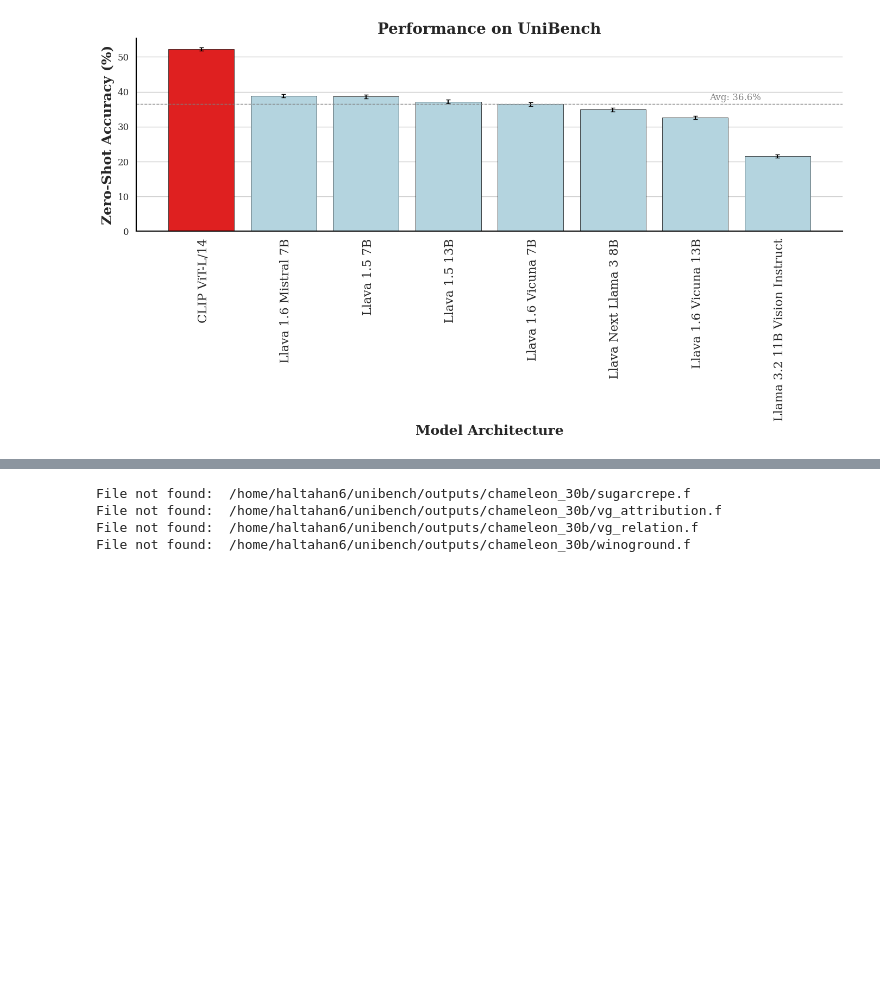
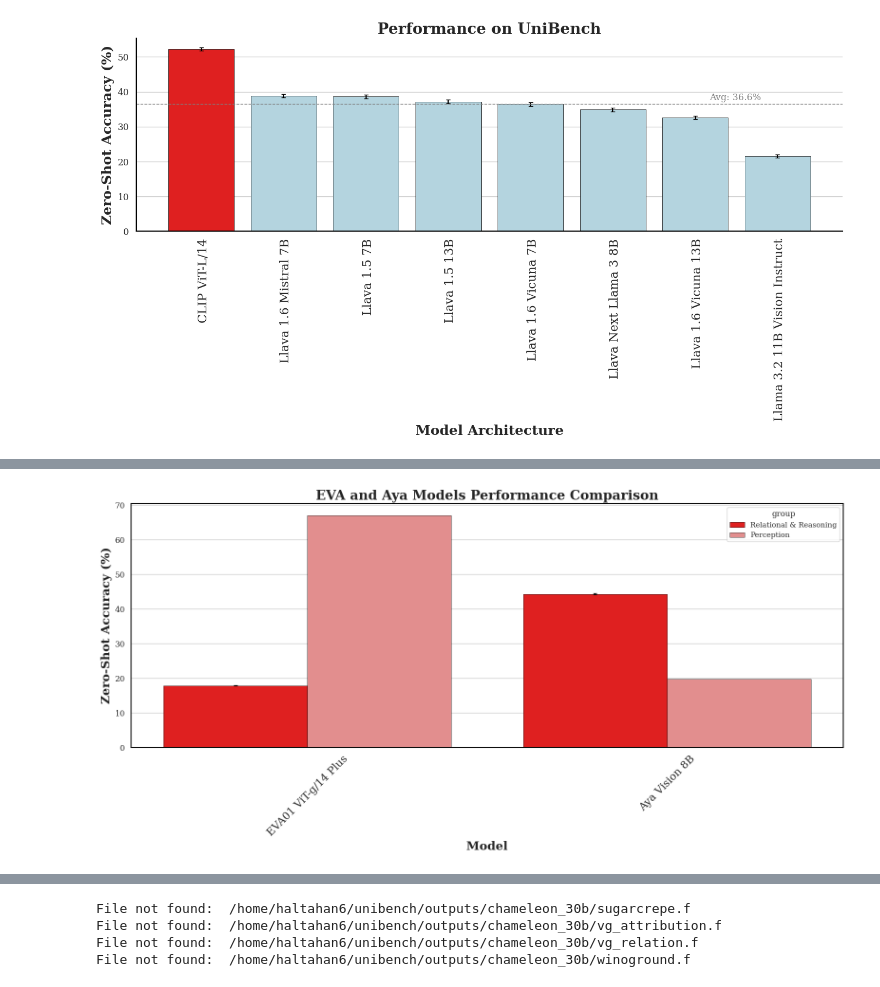
Before and after one commit to facebookresearch/unibench, a Jupyter notebook: figures/vllm_reference.ipynb, the cells around one changed output, grey strips where cells are left out. Cells and saved outputs as stored; diff of their text form; code cells hidden in the pictures; blank space fills up the shorter version.

```diff
--- a/figures/vllm_reference.ipynb
+++ b/figures/vllm_reference.ipynb
@@ -350,0 +356,95 @@ Passing `palette` without assigning `hue` is deprecated and will be removed in v
+# %%
+# --- Styling ---
+LABEL_FONT_SIZE = 18
+TICK_FONT_SIZE = 16
+TITLE_FONT_SIZE = 20
+ANNOTATION_FONT_SIZE = 12
+
+# Filter data for EVA and Aya models
+eva_data = results[results['model_name'].str.contains('EVA')]
+aya_data = results[results['model_name'].str.contains('Aya')]
+
+# Define benchmark type groups
+relational_reasoning = ['relation', 'reasoning (counting)', 'reasoning (spatial)']
+other_types = [bt for bt in benchmark_types if bt not in relational_reasoning]
+
+# Function to compute performance for a group of benchmark types
+def compute_group_performance(data, benchmark_type_list, group_name):
+    filtered_data = data[data['benchmark_type'].isin(benchmark_type_list)]
+    if len(filtered_data) == 0:
+        return pd.DataFrame()
+
+    performance = filtered_data.groupby("model_name").correctness.mean() * 100
+    sem = filtered_data.groupby("model_name").correctness.sem() * 100
+
+    return pd.DataFrame({
+        'model_name': performance.index,
+        'performance': performance.values,
+        'sem': sem.values,
+        'group': group_name
+    })
+
+# Compute performance for each group
+eva_relational = compute_group_performance(eva_data, relational_reasoning, 'Relational & Reasoning')
+eva_other = compute_group_performance(eva_data, other_types, 'Perception')
+aya_relational = compute_group_performance(aya_data, relational_reasoning, 'Relational & Reasoning')
+aya_other = compute_group_performance(aya_data, other_types, 'Perception')
+
+# Combine data
+eva_combined = pd.concat([eva_relational, eva_other], ignore_index=True)
+aya_combined = pd.concat([aya_relational, aya_other], ignore_index=True)
+# Compute performance for each group
+eva_relational = compute_group_performance(eva_data, relational_reasoning, 'Relational & Reasoning')
+eva_other = compute_group_performance(eva_data, other_types, 'Perception')
+aya_relational = compute_group_performance(aya_data, relational_reasoning, 'Relational & Reasoning')
+aya_other = compute_group_performance(aya_data, other_types, 'Perception')
+
+# Add model type to distinguish EVA from Aya
+eva_relational['model_type'] = 'EVA'
+eva_other['model_type'] = 'EVA'
+aya_relational['model_type'] = 'Aya'
+aya_other['model_type'] = 'Aya'
+
+# Combine all data
+all_combined = pd.concat([eva_relational, eva_other, aya_relational, aya_other], ignore_index=True)
+
+# Create single figure
+plt.figure(figsize=(16, 8))
+
+# Create bar plot with hue for both model type and group
+ax = sns.barplot(data=all_combined, x='model_name', y='performance',
+                 hue='group', palette=['red', 'lightcoral'],
+                 edgecolor='black', linewidth=0.5)
+
+# Add error bars manually
+unique_models = all_combined['model_name'].unique()
+for i, model in enumerate(unique_models):
+    model_data = all_combined[all_combined['model_name'] == model]
+    for j, group in enumerate(['Relational & Reasoning', 'Other']):
+        group_data = model_data[model_data['group'] == group]
+        if len(group_data) > 0:
+            x_pos = i + (j - 0.5) * 0.4
+            plt.errorbar(x_pos, group_data['performance'].values[0],
+                        yerr=group_data['sem'].values[0],
+                        fmt='none', color='black', capsize=3, elinewidth=1.5)
+
+# Customize plot
+ax.set_title('EVA and Aya Models Performance Comparison', fontsize=TITLE_FONT_SIZE, weight='bold')
+ax.set_xlabel('Model', fontsize=LABEL_FONT_SIZE)
+ax.set_ylabel('Zero-Shot Accuracy (%)', fontsize=LABEL_FONT_SIZE)
+ax.tick_params(axis='x', rotation=45)
+
+plt.tight_layout()
+plt.show()
+
+# Print summary statistics
+print("Performance Summary:")
+print("\nEVA Models:")
+for _, row in all_combined[all_combined['model_type'] == 'EVA'].iterrows():
+    print(f"  {row['model_name']} - {row['group']}: {row['performance']:.1f}% (±{row['sem']:.1f}%)")
+
+print("\nAya Models:")
+for _, row in all_combined[all_combined['model_type'] == 'Aya'].iterrows():
+    print(f"  {row['model_name']} - {row['group']}: {row['performance']:.1f}% (±{row['sem']:.1f}%)")
+# %% [output]
+[figure, added]
```
Also changed, not shown: parts of 7 cells of this notebook, 6 other files.
